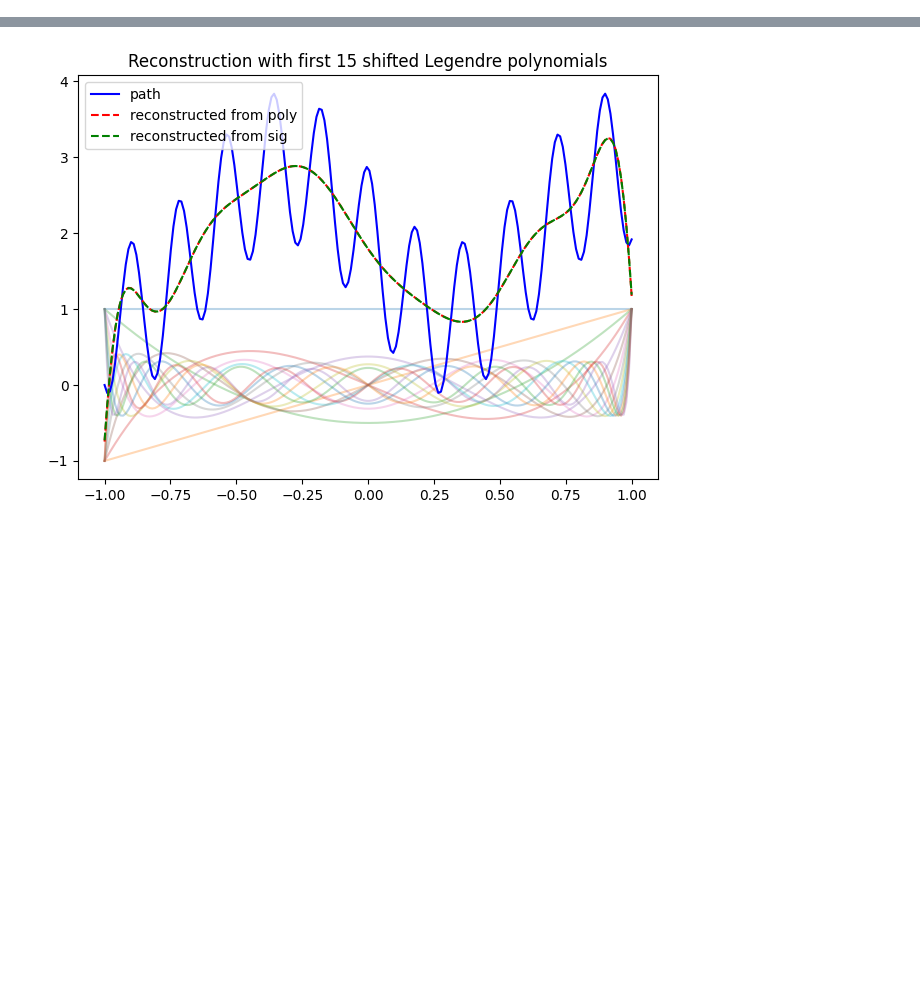
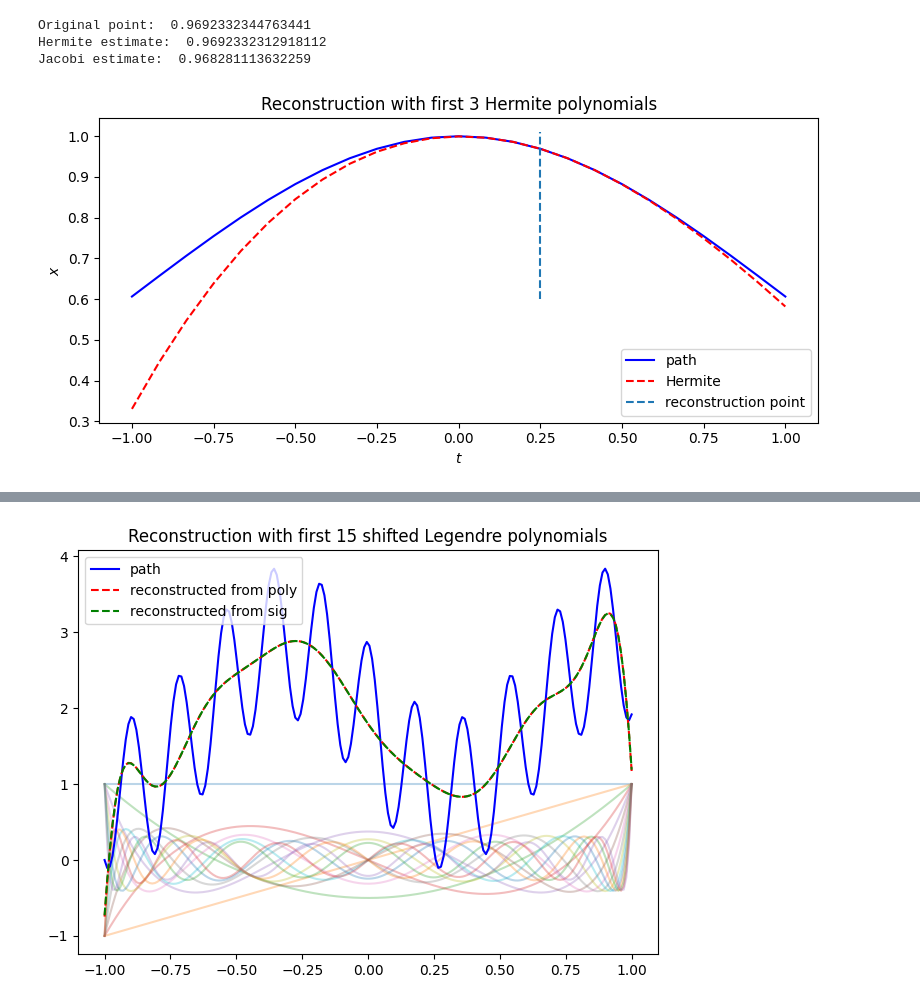
Before and after one commit to Zhuoyue-Huang/M3R-signature-inversion, a Jupyter notebook: sig_ortho_polys.ipynb, the cells around one changed output, grey strips where cells are left out. Cells and saved outputs as stored; diff of their text form; code cells hidden in the pictures; blank space fills up the shorter version.

Commit message:
add error estimation for various polynomials

```diff
--- a/sig_ortho_polys.ipynb
+++ b/sig_ortho_polys.ipynb
@@ -132,0 +8,37 @@ t_grid = np.linspace(-1, 1, length)
+# %%
+length = 25
+t_grid = np.linspace(-1, 1, length)
+t0 = 0.25
+eps = 0.01
+
+def x_(t):
+    return np.exp(-t**2/2)
+# def x(t):
+#     return x_(t) - x_(-1)
+
+N = 3
+
+hpoly = Hermite(t0, eps)
+path_hpoly = hpoly.ploy2path(x_, N, t0)
+jpoly = Jacobi(1, 1)
+path_jpoly = jpoly.ploy2path(x_, N, t0)
+print('Original point: ', x_(t0))
+print('Hermite estimate: ', path_hpoly)
+print('Jacobi estimate: ', path_jpoly)
+
+plt.figure(figsize=(8, 4), dpi=100)
+# for n in range(N):
+#     plt.plot(t_grid, hpoly.P(n)(t_grid), alpha=0.3)
+plt.plot(t_grid, x_(t_grid), label='path', c='blue')
+plt.plot(t_grid, hpoly.ploy2path(x_, N, t_grid), label='Hermite', c='red', linestyle='--')
+plt.vlines(t0, min(x_(t_grid))*0.99, max(x_(t_grid))*1.01, linestyles='dashed', label='reconstruction point')
+plt.legend()
+plt.title(f'Reconstruction with first {N} Hermite polynomials')
+plt.xlabel(r'$t$')
+plt.ylabel(r'$x$')
+plt.tight_layout()
+# %% [output]
+Original point:  0.9692332344763441
+Hermite estimate:  0.9692332312918112
+Jacobi estimate:  0.968281113632259
+[figure, added]
```
Also changed, not shown: parts of 11 cells of this notebook, 1 other file.
